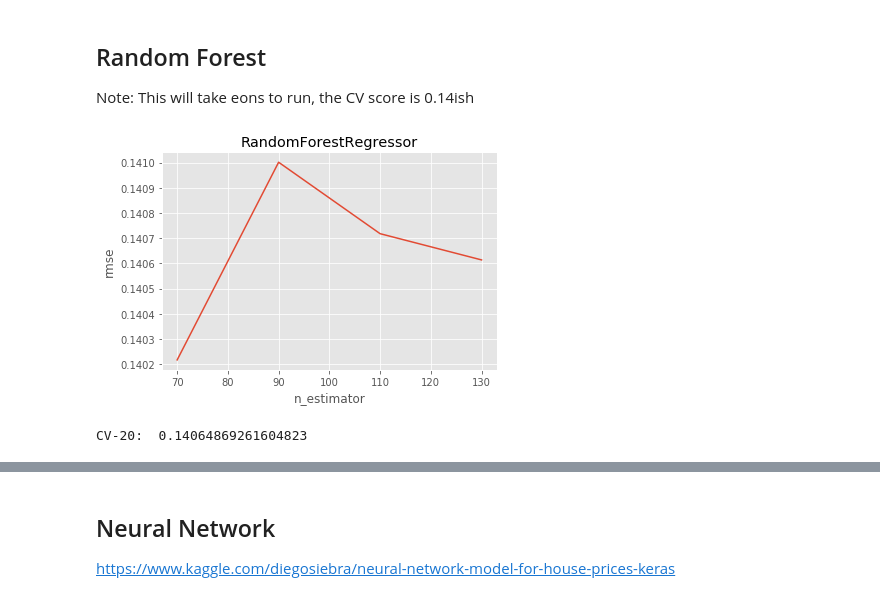
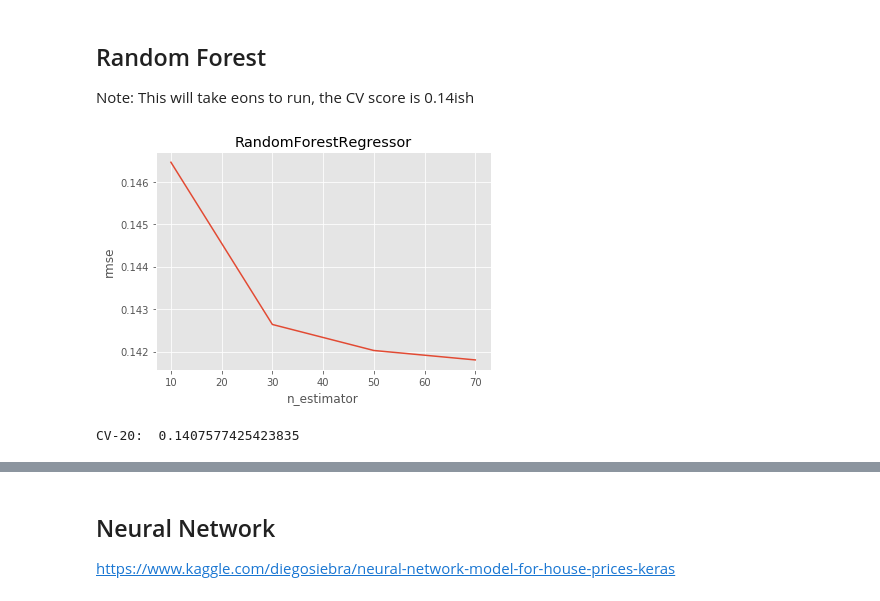
Before and after one commit to SUSA-org/Fall-2018-Career-Exploration, a Jupyter notebook: Lectures/Lecture 11/Lecture11.ipynb, the cells around one changed output, grey strips where cells are left out. Drawn from its saved outputs; the diff is of its cells as text; code cells hidden in the pictures.

```diff
--- a/Lectures/Lecture 11/Lecture11.ipynb
+++ b/Lectures/Lecture 11/Lecture11.ipynb
@@ -349,13 +349,13 @@ def RFR_model_evaluation(estimatorsL):
     plt.ylabel("rmse")
     plt.show()
 # %%
-estimatorsL = list(np.arange(70, 150, 20))
+estimatorsL = list(np.arange(10, 90, 20))
 RFR_model_evaluation(estimatorsL)
 # %% [output]
-[figure, old version]
+[figure, new version]
 # %%
-model_forest = RandomForestRegressor(n_estimators=170, n_jobs=-1)
+model_forest = RandomForestRegressor(n_estimators=70, n_jobs=-1)
 model_forest.fit(X, y)
 print('CV-20: ', np.mean(rmse_cv(model_forest)))
 # %% [output]
-CV-20:  0.14064869261604823
+CV-20:  0.1407577425423835
```
Also changed, not shown: parts of 7 cells of this notebook.
